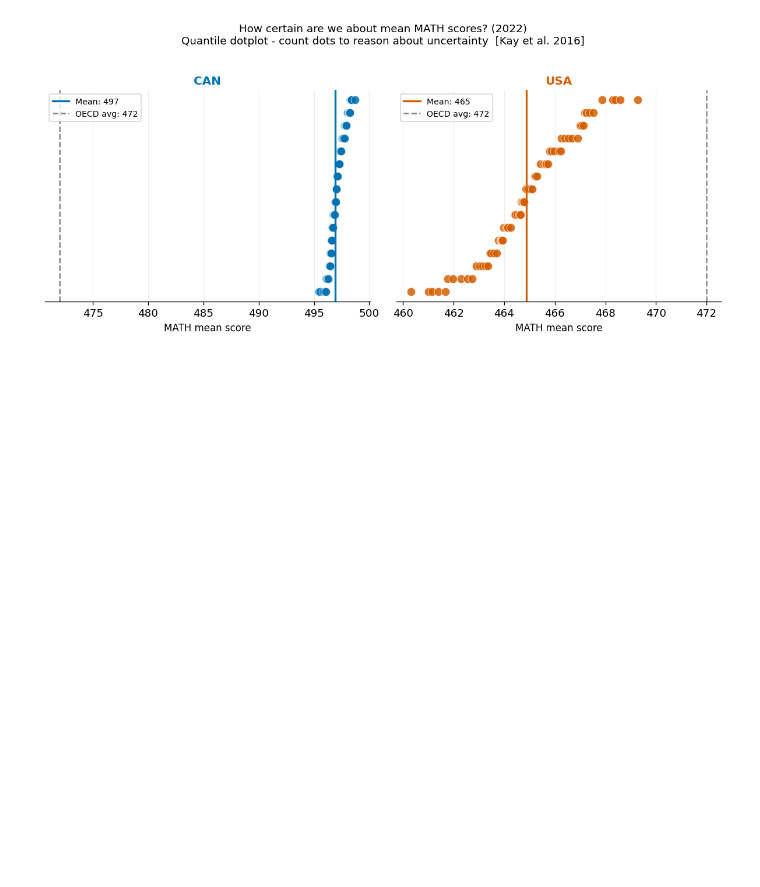
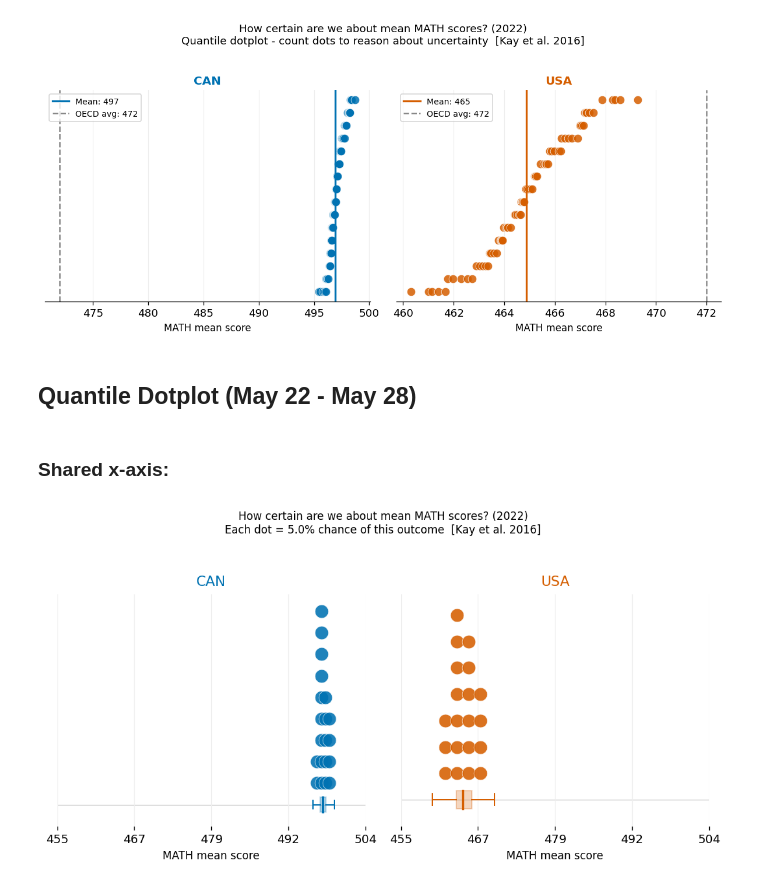
Before and after one commit to apoorva43/ETS_Smart_Dashboard, a Jupyter notebook: notebooks/uncertainty_visualization.ipynb, the cells around one changed output. Drawn from its saved outputs; the diff is of its cells as text; code cells hidden in the pictures; blank space fills up the shorter version.

Commit message:
feat(notebook): add quantile dotplots to notebook

```diff
--- a/notebooks/uncertainty_visualization.ipynb
+++ b/notebooks/uncertainty_visualization.ipynb
@@ -72,3 +73,19 @@ fig = plot_quantile_dotplot(
 plt.show()
 # %% [output]
 [figure]
+# %% [markdown]
+## Quantile Dotplot (May 22 - May 28)
+# %% [markdown]
+### Shared x-axis:
+# %%
+# n_dots=20
+fig = plot_quantile_dotplot_shared_axis(
+    df,
+    subject="MATH",
+    countries=["CAN", "USA"],
+    year=2022,
+    n_dots=20
+)
+plt.show()
+# %% [output]
+[figure, added]
```
Also changed, not shown: parts of 9 cells of this notebook.
